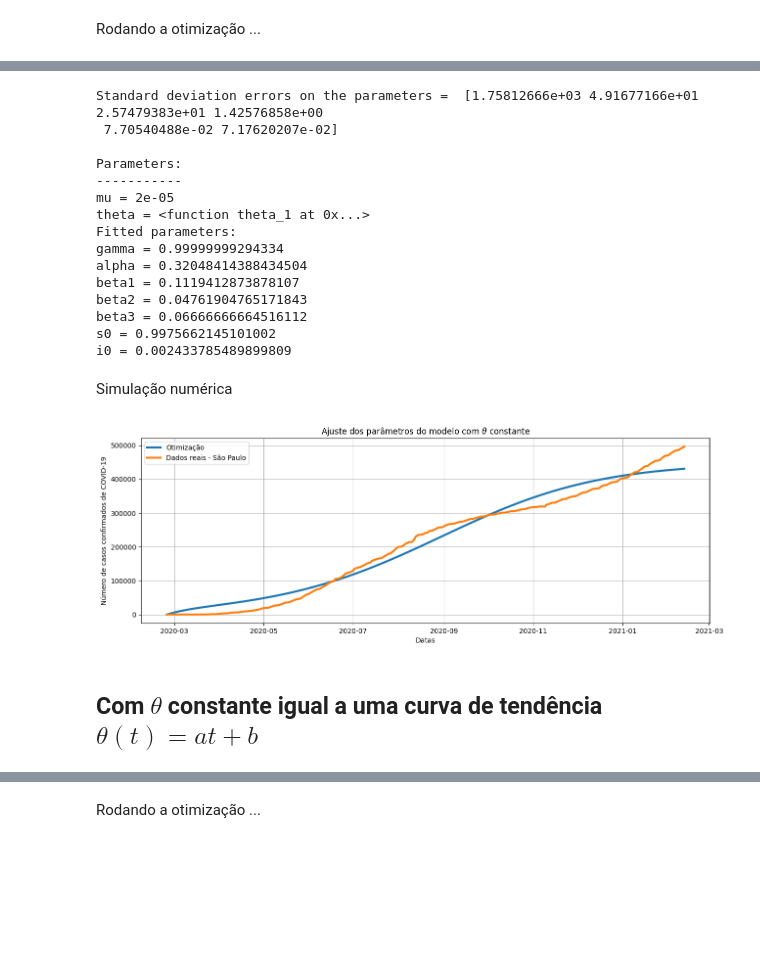
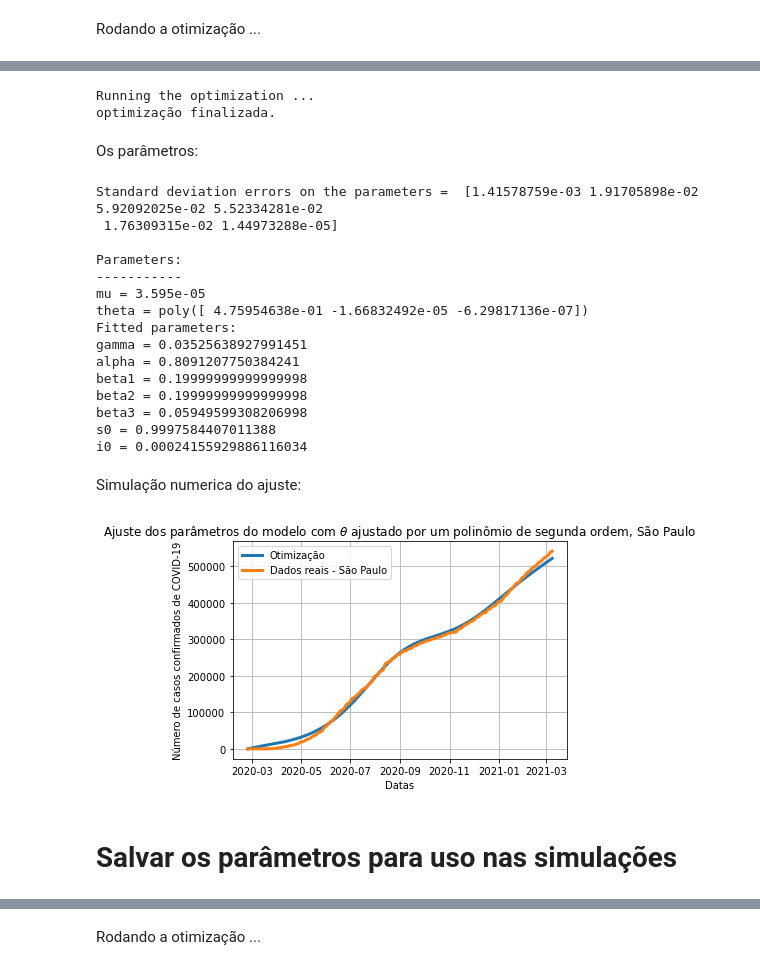
Before and after one commit to dferruzzo/Covid-19, a Jupyter notebook: Ajuste do Índice de Isolamento.ipynb, the cells around one changed output, grey strips where cells are left out. Cells and saved outputs as stored; diff of their text form; code cells hidden in the pictures; blank space fills up the shorter version.

Commit message:
Simulações completas

```diff
--- a/Ajuste do Índice de Isolamento.ipynb
+++ b/Ajuste do Índice de Isolamento.ipynb
@@ -18,5 +20,5 @@ from myfunctions import rk4
 from scipy.integrate import odeint
 # %%
 # parâmetros para ajustar o tamanho das figuras
-plt.rcParams['figure.figsize'] = [15, 5]
-plt.rcParams['figure.dpi'] = 100 # 200 e.g. is really fine, but slower
+#plt.rcParams['figure.figsize'] = [15, 5]
+#plt.rcParams['figure.dpi'] = 100 # 200 e.g. is really fine, but slower
@@ -258,2 +269,8 @@ theta = theta_1
+# %%
+# Taxa diaria de nacimentos e mortes
+mu_saopaulo = 3.595e-05 # (Aqui estou utilizando o dado utilizado no artigo anterior) (utilizei 2e-5 nas simulações anteriores)
+#mu = mu_saopaulo
+#N = N_saopaulo
+#theta = ffit_saopaulo
 # %% [markdown]
 Rodando a otimização ...
@@ -268,10 +277,19 @@ Testando a otimização
+# %%
+#otimiza(theta, mu, N, dados_tempo, dados_covid_casos, dados_tot_pop)
+popt_1, pvoc_1 = otimiza(ffit_saopaulo, mu_saopaulo, N_saopaulo, saopaulo_tempo, saopaulo_covid_casos, saopaulo_tot_pop)
+print('optimização finalizada.')
+# %% [output]
+Running the optimization ...
+optimização finalizada.
+# %% [markdown]
+Os parâmetros:
 # %%
 perr = np.sqrt(np.diag(pvoc_1))
 print('Standard deviation errors on the parameters = ', perr)
 print('\nParameters:')
 print('-----------')
-print('mu =', mu)
-print('theta =', theta)
+print('mu =', mu_saopaulo)
+print('theta =', ffit_saopaulo)
 print('Fitted parameters:')
 gamma_opt = popt_1[0]
 print('gamma =', gamma_opt)
@@ -288,51 +306,41 @@ print('s0 =', s0_opt)
 i0_opt = 1-s0_opt
 print('i0 =', i0_opt)
 # %% [output]
-Standard deviation errors on the parameters =  [1.75812666e+03 4.91677166e+01 2.57479383e+01 1.42576858e+00
- 7.70540488e-02 7.17620207e-02]
+Standard deviation errors on the parameters =  [1.41578759e-03 1.91705898e-02 5.92092025e-02 5.52334281e-02
+ 1.76309315e-02 1.44973288e-05]
 
 Parameters:
 -----------
-mu = 2e-05
-theta = <function theta_1 at 0x...>
+mu = 3.595e-05
+theta = poly([ 4.75954638e-01 -1.66832492e-05 -6.29817136e-07])
 Fitted parameters:
-gamma = 0.99999999294334
-alpha = 0.32048414388434504
-beta1 = 0.1119412873878107
-beta2 = 0.04761904765171843
-beta3 = 0.06666666664516112
-s0 = 0.9975662145101002
-i0 = 0.002433785489899809
+gamma = 0.03525638927991451
+alpha = 0.8091207750384241
+beta1 = 0.19999999999999998
+beta2 = 0.19999999999999998
+beta3 = 0.05949599308206998
+s0 = 0.9997584407011388
+i0 = 0.00024155929886116034
-# %% [markdown]
-Simulação numérica
+# %% [markdown]
+Simulação numerica do ajuste:
 # %%
 # initial condition
 x0 = np.array([s0_opt, i0_opt, 0])
 # parameters
 t0 = 0
-tf = N-1
+tf = N_saopaulo-1
 h = 1
 #
-p=np.zeros(7)
-p[0] = mu
-p[1] = gamma_opt
-p[2] = alpha_opt
-#p[3] = theta
-p[3] = beta1_opt
-p[4] = beta2_opt
-p[5] = beta3_opt
 # rodando Runge-Kutta de 4ta ordem de passo fixo
-t, sol =  rk4(lambda t, x: rhs(t, x, p), x0, t0, tf, h)
+t, sol =  rk4(lambda t, x: rhs(t, x, mu_saopaulo, gamma_opt, alpha_opt, ffit_saopaulo, beta1_opt, beta2_opt, beta3_opt), x0, t0, tf, h)
 # o gráfico do ajuste
 plt.plot(saopaulo_dias, sol[:,2]*saopaulo_tot_pop, linewidth=3, label='Otimização')
 plt.plot(saopaulo_dias, saopaulo_covid_casos, linewidth=3, label='Dados reais - São Paulo')
 plt.grid()
 plt.legend()
-plt.title('Ajuste dos parâmetros do modelo com $\\theta$ constante')
+plt.title('Ajuste dos parâmetros do modelo com $\\theta$ ajustado por um polinômio de segunda ordem, São Paulo')
 plt.xlabel('Datas')
 plt.ylabel('Número de casos confirmados de COVID-19')
 plt.show()
 # %% [output]
-[figure, old version]
+[figure, new version]
-# %% [markdown]
-## Com $\theta$ constante igual a uma curva de tendência $\theta(t) = at+b$
@@ -340,0 +347,2 @@ theta = ffit1
+# %% [markdown]
+# Salvar os parâmetros para uso nas simulações
```
Also changed, not shown: parts of 63 cells of this notebook, 13 other files.
